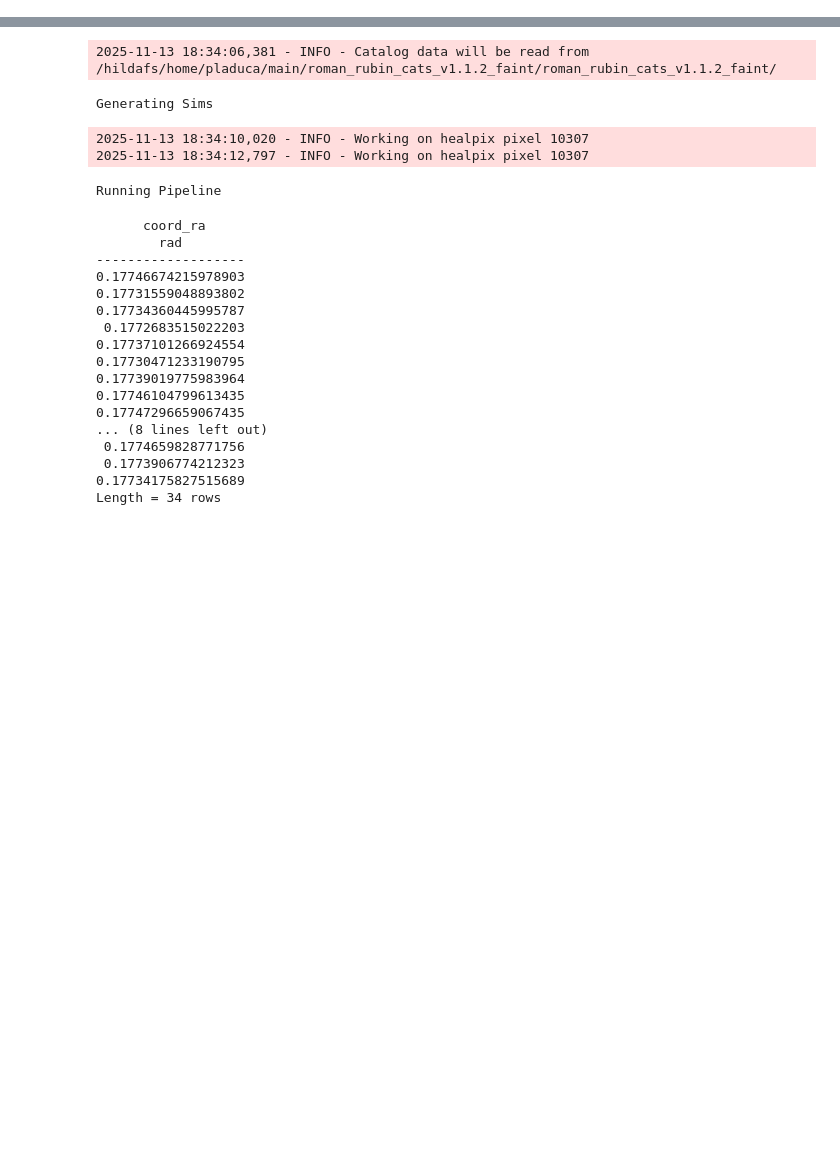
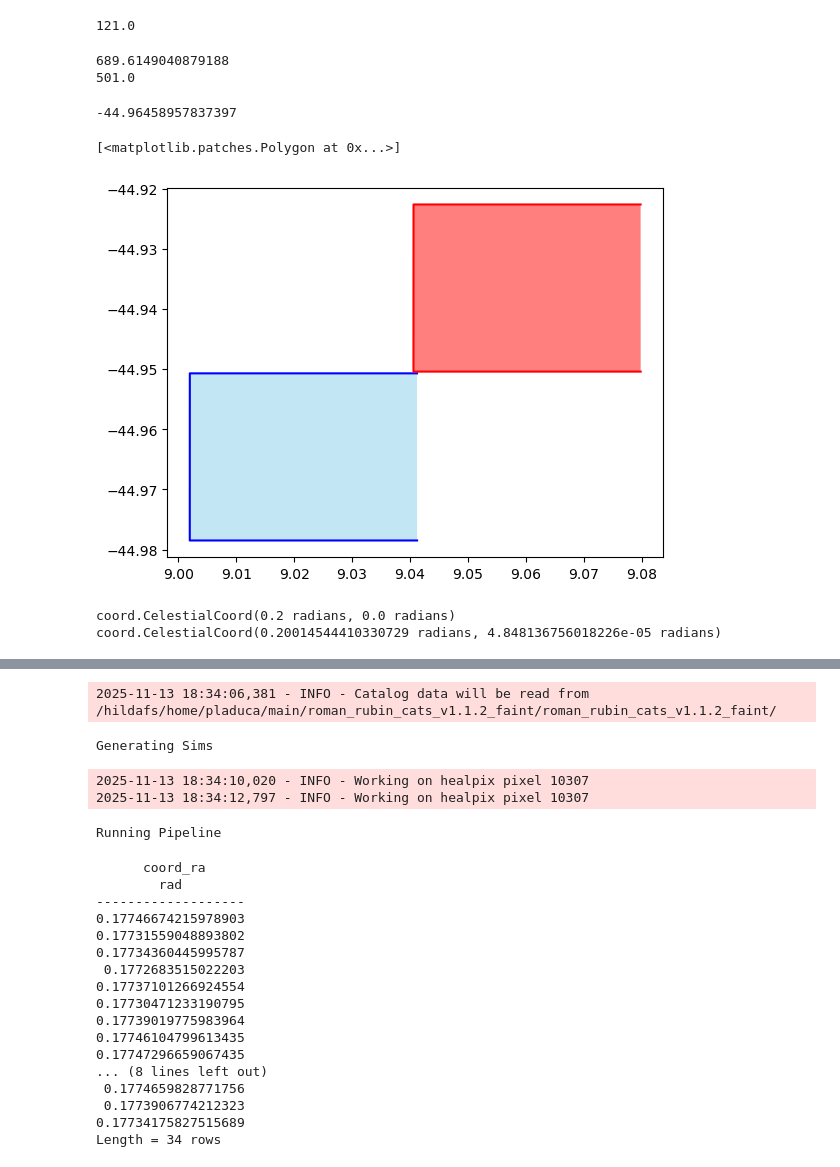
Before and after one commit to philipladuca24/LSST-SimCatVal, a Jupyter notebook: LSST-SimCatVal/testing.ipynb, the cells around one changed output, grey strips where cells are left out. Saved outputs shown, nothing was run; the diff lists cells and outputs as text; code cells hidden in the pictures; blank space fills up the shorter version.

```diff
--- a/LSST-SimCatVal/testing.ipynb
+++ b/LSST-SimCatVal/testing.ipynb
@@ -2,0 +10,13 @@
+# %%
+span_dec = 1.67
+span_ra = span_dec / np.cos(np.deg2rad(dec_cen))
+ra = np.linspace(ra_cen-span_ra, ra_cen+span_ra, 120)
+dec = np.linspace(dec_cen-span_dec, dec_cen+span_dec, 120)
+x1, y1 = np.meshgrid(ra, dec)
+theta = np.pi / 2.0 - np.radians(y1)
+phi = np.radians(x1)
+in_pix = hp.ang2pix(32, theta, phi)
+print(in_pix)
+yy, xx = np.where(in_pix == 10307)
+xy_points = np.column_stack((ra[xx], dec[yy]))
+print(len(xy_points))
@@ -2,0 +32,10 @@
+# %%
+print(np.ceil((2*span_dec*3600 / 500)/0.2))
+# %% [output]
+121.0
+# %%
+print((2*span_ra*3600 / 120)/0.2)
+print((2*span_dec*3600 / 120)/0.2)
+# %% [output]
+689.6149040879188
+501.0
@@ -2,0 +67,43 @@
+# %%
+WORLD_ORIGIN = galsim.CelestialCoord(
+    ra=xy_points[0][0] * galsim.degrees,
+    dec=xy_points[0][1] * galsim.degrees,
+)
+wcs = galsim.TanWCS(
+        affine=galsim.AffineTransform(
+            0.2, 0, 0, 0.2,
+            origin=galsim.PositionD(250, 250), # I need to know what Im considering the center,
+        ),                                  # since I use 0,0 as corner when sampling skycat
+        world_origin=WORLD_ORIGIN,
+        units=galsim.arcsec,
+    )
+corners = (
+            (0, 0),
+            (500 , 0),
+            (500, 500),
+            (0, 500),
+        )
+vertices = []
+for x, y in corners:
+    sky_coord = wcs.toWorld(galsim.PositionD(x, y))
+    vertices.append([sky_coord.ra / galsim.degrees, sky_coord.dec / galsim.degrees])
+
+vertices2 = np.array(vertices)
+# %%
+WORLD_ORIGIN.dec / galsim.degrees
+# %% [output]
+-44.96458957837397
+# %%
+plt.plot(vertices2[:,0], vertices2[:,1], 'b-')  # pixel edges
+plt.fill(vertices2[:,0], vertices2[:,1], 'skyblue', alpha=0.5)
+plt.plot(vertices1[:,0], vertices1[:,1], 'r-')  # pixel edges
+plt.fill(vertices1[:,0], vertices1[:,1], 'red', alpha=0.5)
+# %% [output]
+[<matplotlib.patches.Polygon at 0x...>]
+[figure, added]
+# %%
+print(wcs.toWorld(galsim.PositionD(50, 50)))
+print(wcs.toWorld(galsim.PositionD(-100, 100)))
+# %% [output]
+coord.CelestialCoord(0.2 radians, 0.0 radians)
+coord.CelestialCoord(0.20014544410330729 radians, 4.848136756018226e-05 radians)
```
Also changed, not shown: parts of 8 cells of this notebook, 4 other files.
